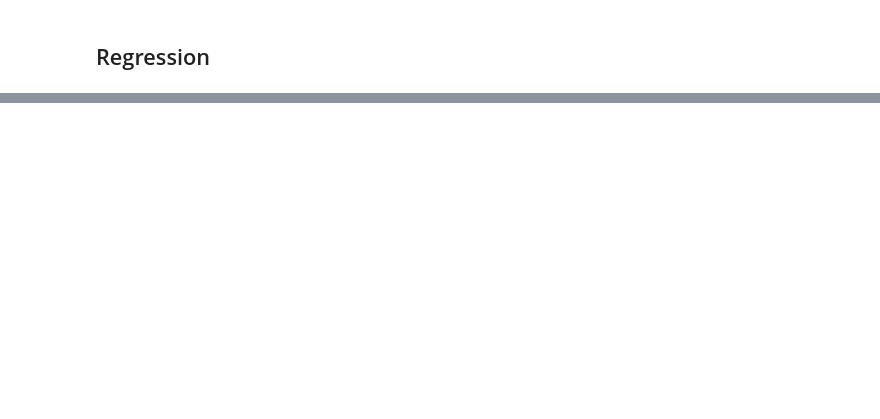
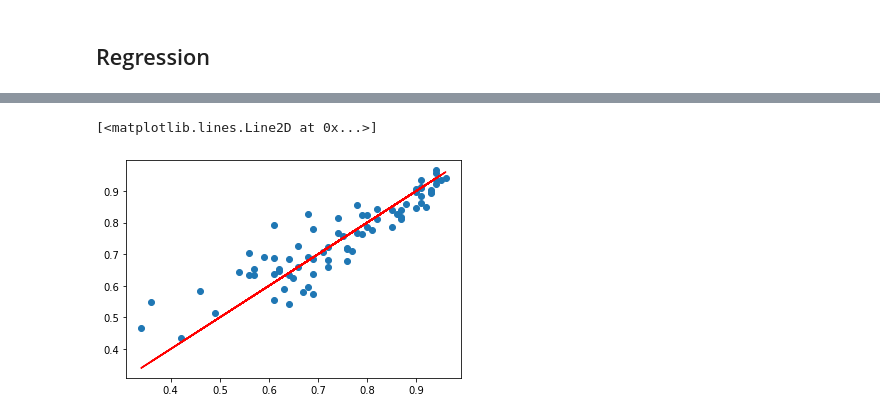
Before and after one commit to Adib-Rezaei/AI-Summer-School-2021-GroupB, a Jupyter notebook: Task2/Task2.ipynb, the cells around one changed output, grey strips where cells are left out. Drawn from its saved outputs; the diff is of its cells as text; code cells hidden in the pictures; blank space fills up the shorter version.

```diff
--- a/Task2/Task2.ipynb
+++ b/Task2/Task2.ipynb
@@ -100,0 +188,7 @@ sns.scatterplot(data=df, x='Research', y='Chance of Admit')
+# %%
+plt.scatter(Y_test, Y_pred)
+
+plt.plot(Y_test, Y_test, 'r')
+# %% [output]
+[<matplotlib.lines.Line2D at 0x...>]
+[figure, added]
```
Also changed, not shown: parts of 12 cells of this notebook.
